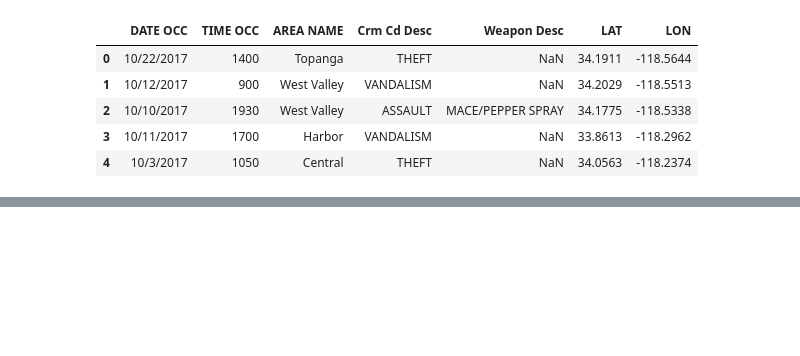
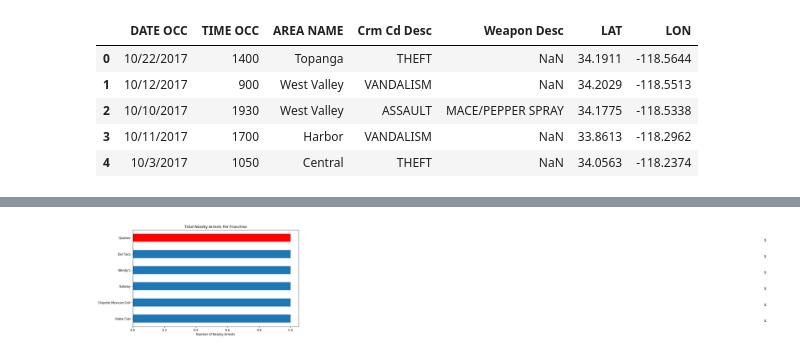
Before and after one commit to markmessick/nyc-crime-analysis, a Jupyter notebook: LA_restaurants.ipynb, the cells around one changed output, grey strips where cells are left out. Saved outputs shown, nothing was run; the diff lists cells and outputs as text; code cells hidden in the pictures; blank space fills up the shorter version.

```diff
--- a/LA_restaurants.ipynb
+++ b/LA_restaurants.ipynb
@@ -152,3 +163,14 @@ fig.add_layer(marker_layer)
 fig
 # %% [output]
 [interactive output not drawn]
+# %%
+# Combine duplicate restaurants that are labeled differently
+restaurants_df['Closest Restaurant'] = restaurants_df['Closest Restaurant'].str.replace('Texas Chicken and Burgers','Texas Chicken & Burgers', case = True)
+restaurants_df['Closest Restaurant'] = restaurants_df['Closest Restaurant'].str.replace('kennedy fried chicken','Kennedy Fried Chicken', case = True)
+restaurants_df['Closest Restaurant'] = restaurants_df['Closest Restaurant'].str.replace('Kennedy fried chicken','Kennedy Fried Chicken', case = True)
+restaurants_df['Closest Restaurant'] = restaurants_df['Closest Restaurant'].str.replace('Kennedy fried chicken 253','Kennedy Fried Chicken', case = True)
+restaurants_df['Closest Restaurant'] = restaurants_df['Closest Restaurant'].str.replace('Kennedy\'s Chicken & Sandwiches','Kennedy Fried Chicken', case = True)
+restaurants_df['Closest Restaurant'] = restaurants_df['Closest Restaurant'].str.replace('Kennedy Chicken','Kennedy Fried Chicken', case = True)
+restaurants_df['Closest Restaurant'] = restaurants_df['Closest Restaurant'].str.replace('Kennedy Fried Chicken & Grill','Kennedy Fried Chicken', case = True)
+
+restaurants_df.head()
@@ -154,0 +184,24 @@ fig
+# %%
+# Bar graph of top twenty fast food restaurants with nearby crimes
+# plot.barh() creates horizontal bar plot - easier to read restaurant names
+y = restaurants_df['Closest Restaurant'].value_counts().head(20).sort_values(ascending=True)
+restaurant_count = y.plot.barh(figsize = (10,6))
+
+# Add labels and title
+plt.xlabel('Number of Nearby Arrests')
+plt.title('Total Nearby Arrests Per Franchise')
+
+# Solution for adding values to bar chart:
+# https://stackoverflow.com/questions/53066633/python-how-to-show-values-on-top-of-bar-plot
+for i, v in enumerate(y):
+    plt.text(v + 3, i - .2, str(v), color='black', fontweight='bold')
+
+# Color only McDonald's bar for reference
+restaurant_count.patches[y.index.get_indexer(['McDonald\'s'])[0]].set_facecolor('r')
+
+# Save plot to .png file
+plt.savefig('Total_Arrests_Bar_Chart.png')
+
+plt.show()
+# %% [output]
+[figure, added]
```
Also changed, not shown: parts of 11 cells of this notebook, 31 other files.
